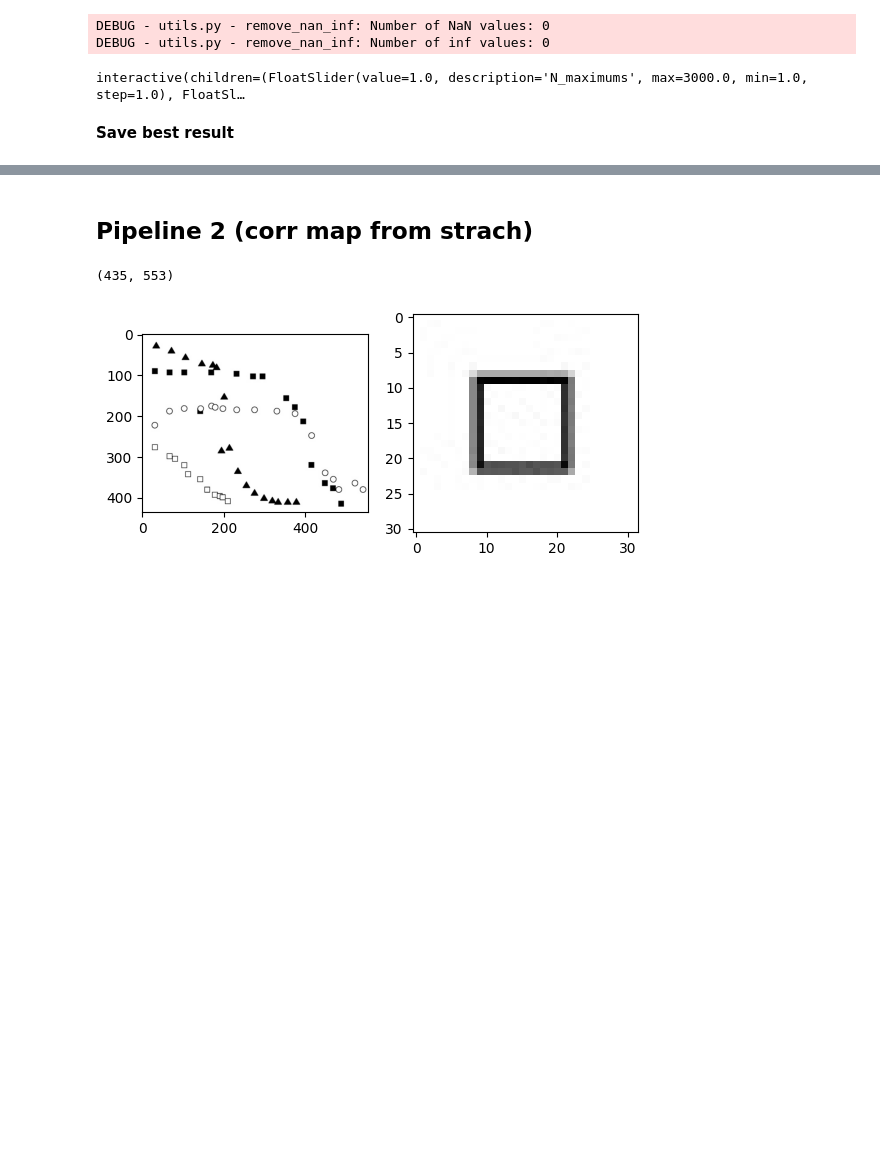
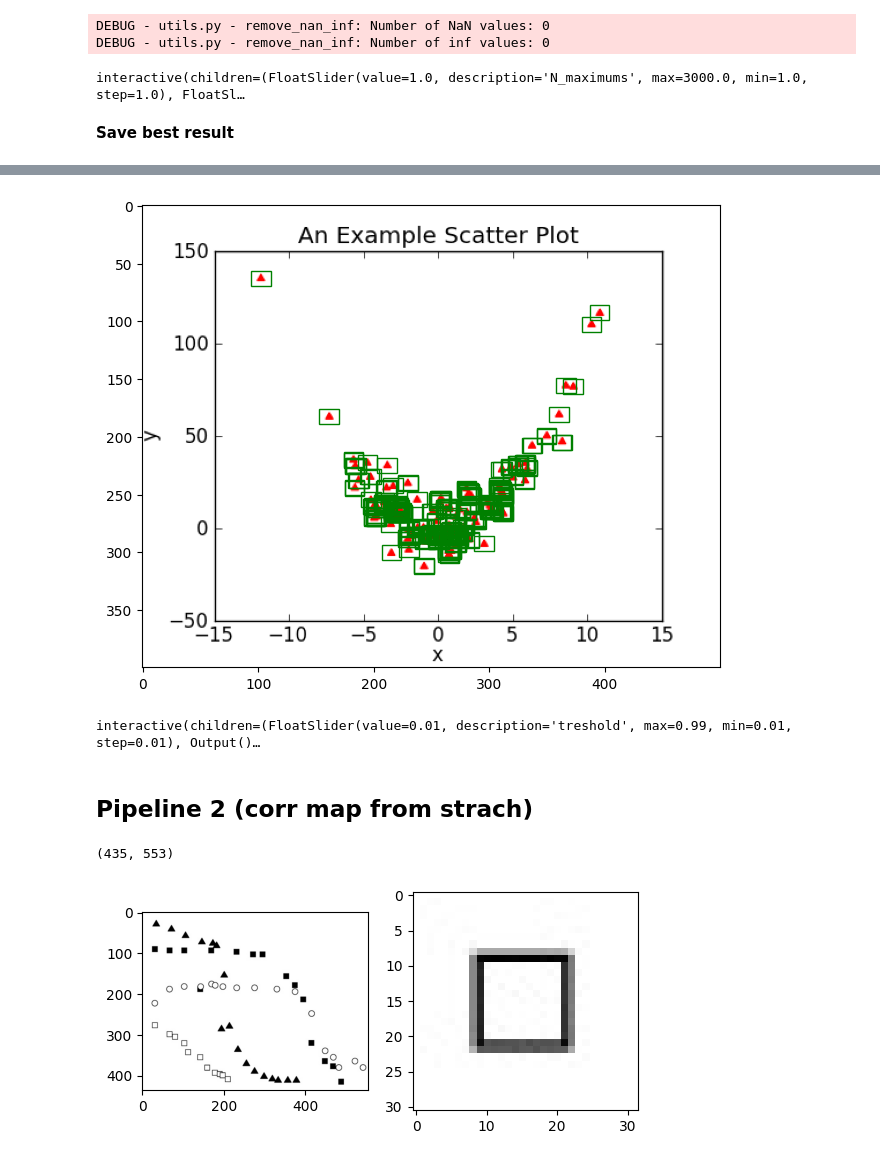
Before and after one commit to adusachev/scanplot, a Jupyter notebook: plot2data/custom_template_match_V2.ipynb, the cells around one changed output, grey strips where cells are left out. Drawn from its saved outputs; the diff is of its cells as text; code cells hidden in the pictures; blank space fills up the shorter version.

```diff
--- a/plot2data/custom_template_match_V2.ipynb
+++ b/plot2data/custom_template_match_V2.ipynb
@@ -42,10 +42,10 @@ def draw_points_on_canvas(points: np.ndarray, image: np.ndarray) -> None:
 
 from matplotlib.patches import Rectangle
 
-def draw_bbox(x_min, x_max, y_min, y_max, bbox_center=None) -> None:
+def draw_bbox(x_min, x_max, y_min, y_max, bbox_center=None, color='r') -> None:
     height = y_max - y_min
     width = x_max - x_min
-    rect = Rectangle((x_min, y_min), width, height, edgecolor='r', facecolor='none')
+    rect = Rectangle((x_min, y_min), width, height, edgecolor=color, facecolor='none')
     ax = plt.gca()
     ax.add_patch(rect)
 
@@ -418,0 +423,32 @@ np.savetxt(
+# %%
+N_maximums = 390
+
+## get max points
+maximums = get_first_N_maximums(convolution_map_final, N_maximums)
+# maximums = get_first_N_maximums(convolution_map3, N_maximums)
+y_points = np.array( [pt[1][0] for pt in maximums] )
+x_points = np.array( [pt[1][1] for pt in maximums] )
+points = np.stack((x_points, y_points)).T
+# %%
+bboxes = []
+scores = []
+
+for point in points:
+    bbox = point_to_bbox(*point[::-1], w_template, h_template, convolution_map_final)
+    bboxes.append(bbox)
+    scores.append(convolution_map_final[point[1], point[0]])
+# %%
+bboxes = np.array(bboxes)
+scores = np.array(scores)
+# %%
+## founded points on original image
+plt.figure(figsize=(10, 6))
+draw_image(source_image)
+
+for bbox in bboxes:
+    x_min, y_min, x_max, y_max = bbox
+    draw_bbox(x_min, x_max, y_min, y_max, color='g')
+
+plt.show()
+# %% [output]
+[figure, added]
@@ -419,3 +471,30 @@ np.savetxt(
+# %%
+@interact(treshold=widgets.FloatSlider(value=0.01, min=0.01, max=0.99, step=0.01))
+def visualize2(treshold):
+
+    keep = nms(bboxes, scores, iou_threshold=treshold)
+    bboxes_nms = bboxes[keep]
+
+    ## founded points on original image
+    plt.figure(figsize=(12, 12))
+    draw_image(source_image)
+
+    x_center, y_center = get_bbox_center(bboxes_nms)
+    plt.scatter(x_center, y_center, s=60, c="yellow", marker="*",  edgecolors='black', linewidths=0.4)
+    plt.show()
+
+
+    ## bboxes on original image
+    plt.figure(figsize=(10, 6))
+    draw_image(source_image)
+
+    for bbox in bboxes_nms:
+        x_min, y_min, x_max, y_max = bbox
+        draw_bbox(x_min, x_max, y_min, y_max, color='g')
+
+    plt.show()
+# %% [output]
+interactive(children=(FloatSlider(value=0.01, description='treshold', max=0.99, min=0.01, step=0.01), Output()…
 # %% [markdown]
 ## Pipeline 2 (corr map from strach)
 # %%
```
Also changed, not shown: parts of 13 cells of this notebook, 2 other files.
